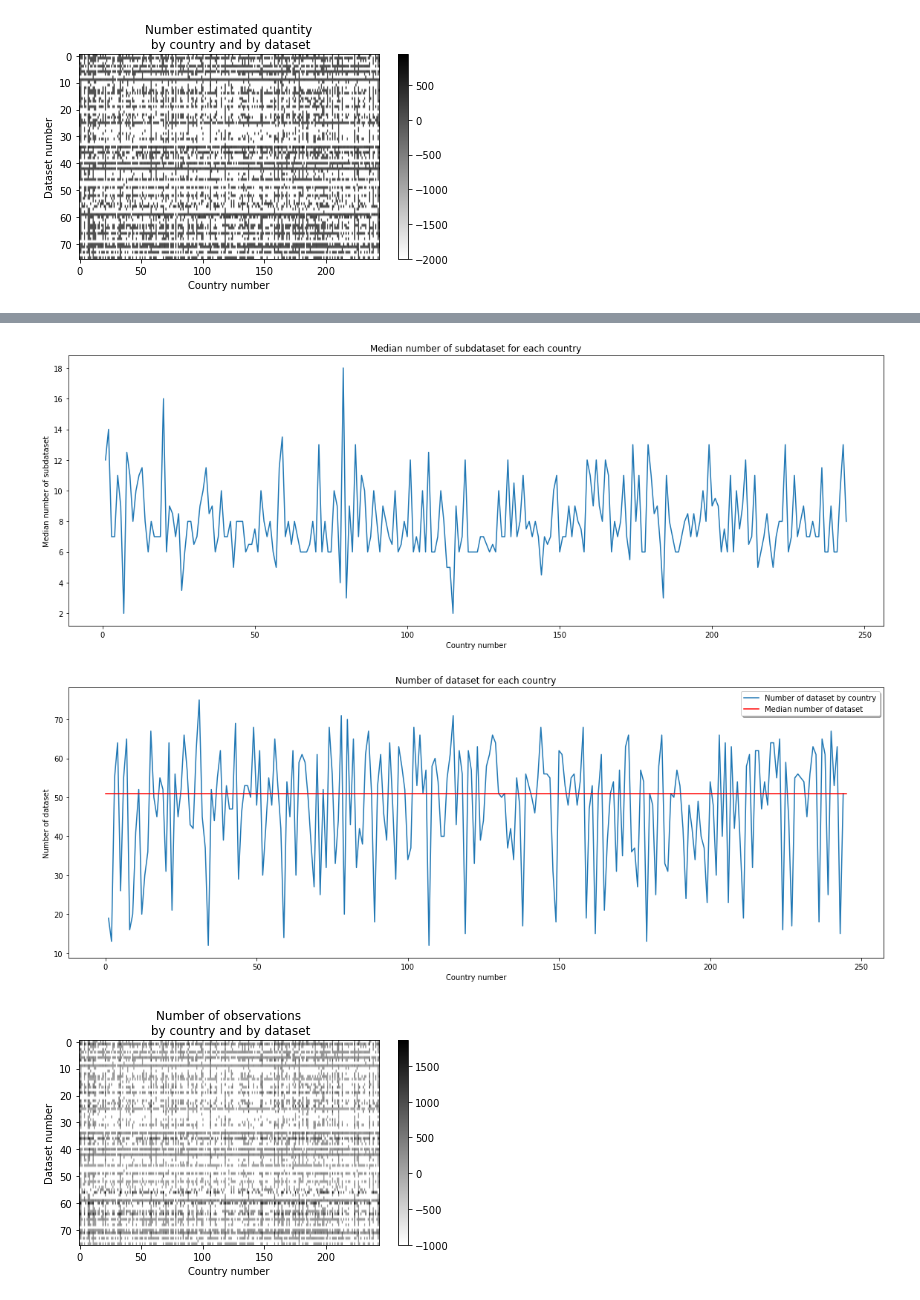
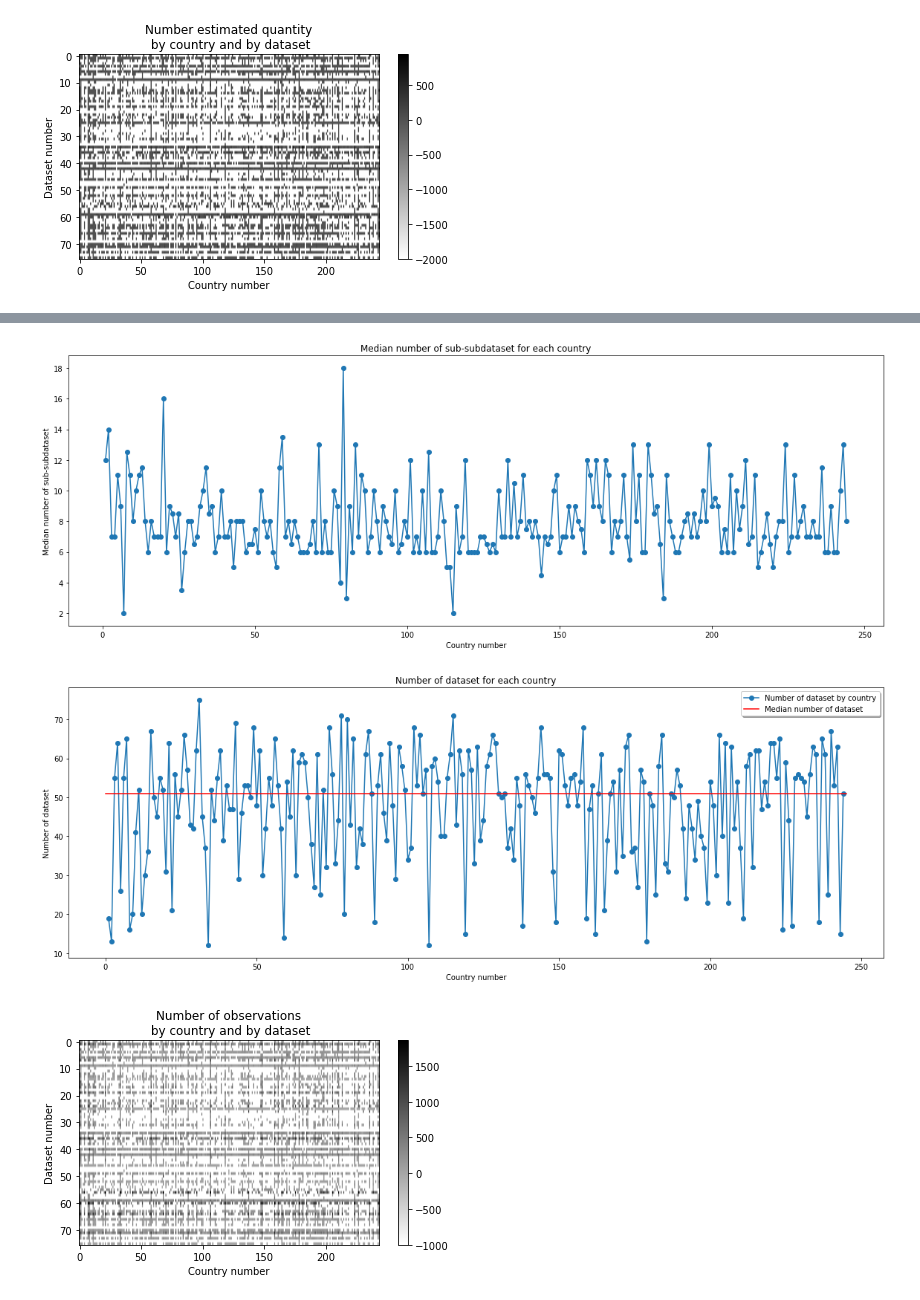
Before and after one commit to FrancescaNic/NoMoreBarPlots, a Jupyter notebook: Untitled.ipynb, the cells around one changed output, grey strips where cells are left out. Drawn from its saved outputs; the diff is of its cells as text; code cells hidden in the pictures.

```diff
--- a/Untitled.ipynb
+++ b/Untitled.ipynb
@@ -146,34 +147,34 @@ plt.savefig("Figure Milestone 1/Estimated by country.pdf")
 # %%
 fig, ax = plt.subplots(1,figsize= (16,6),sharex=True)
 
-ax.plot(np.arange(1,len(country_or_area)+1),by_country.iloc[2,:])
+ax.plot(np.arange(1,len(country_or_area)+1),by_country.iloc[2,:],'o-')
 
 
-ax.set_title('Median number of subdataset for each country')
+ax.set_title('Median number of sub-subdataset for each country')
 
-ax.set_ylabel('Median number of subdataset')
+ax.set_ylabel('Median number of sub-subdataset')
 ax.set_xlabel("Country number")
 
 plt.tight_layout()
-plt.savefig("Figure Milestone 1/Subdataset by country.pdf")
+plt.savefig("FigureMilestone1/Subdataset_by_country.png")
 # %% [output]
-[figure, old version]
+[figure, new version]
 # %%
 fig, ax = plt.subplots(1,figsize= (16,6),sharex=True)
 
-ax.plot(np.arange(1,len(country_or_area)+1),by_country.iloc[3,:])
+ax.plot(np.arange(1,len(country_or_area)+1),by_country.iloc[3,:],'o-')
 ax.plot(np.arange(0,len(country_or_area)+2),np.repeat(by_country.iloc[3,:].median(),len(country_or_area)+2),'r')
 
 ax.set_title('Number of dataset for each country')
 
 ax.set_ylabel('Number of dataset')
 ax.set_xlabel("Country number")
 
 ax.legend(('Number of dataset by country', 'Median number of dataset'), loc='upper right', shadow=True)
 
 plt.tight_layout()
-plt.savefig("Dataset_by_country.png")
+plt.savefig("FigureMilestone1/Dataset_by_country.png")
 # %% [output]
-[figure, old version]
+[figure, new version]
 # %%
 heatmap2d(number_obs.to_numpy(dtype= float,na_value=-1000),xlabel= "Country number",ylabel = "Dataset number",
```
Also changed, not shown: parts of 6 cells of this notebook, 16 other files.
